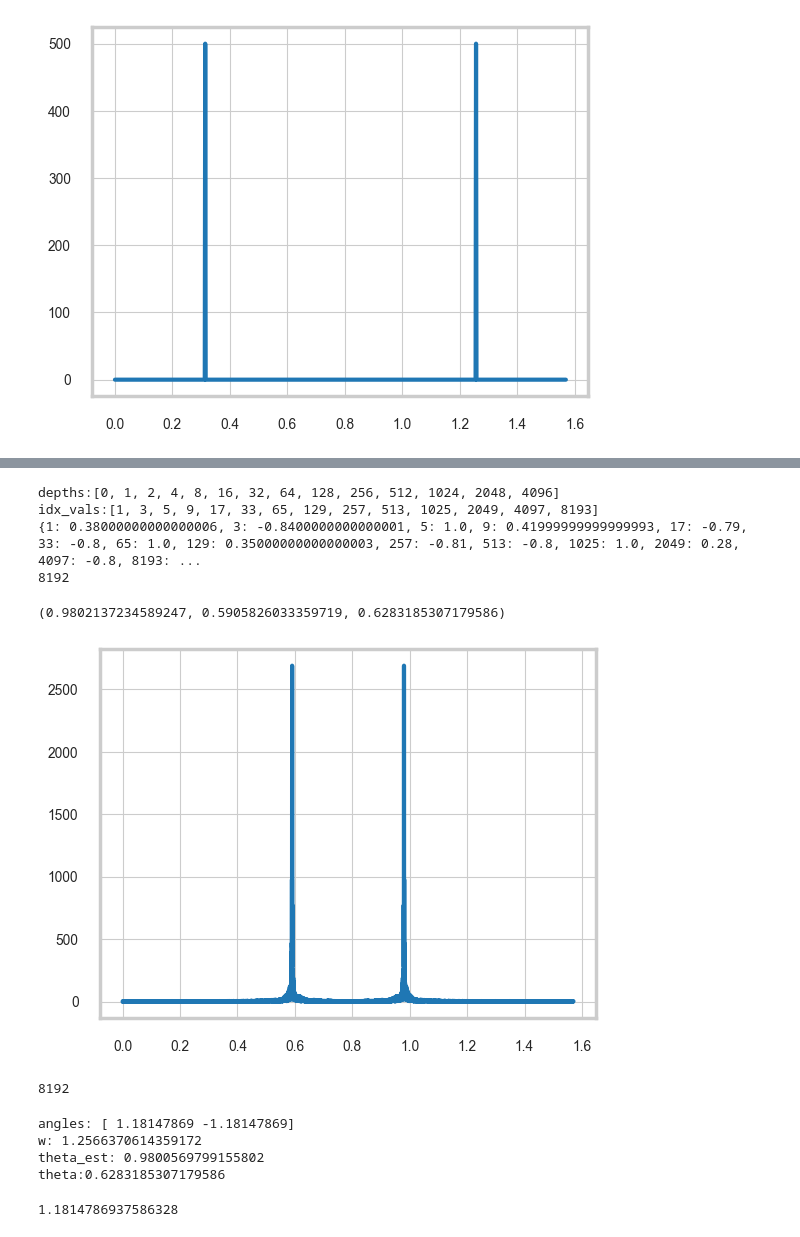
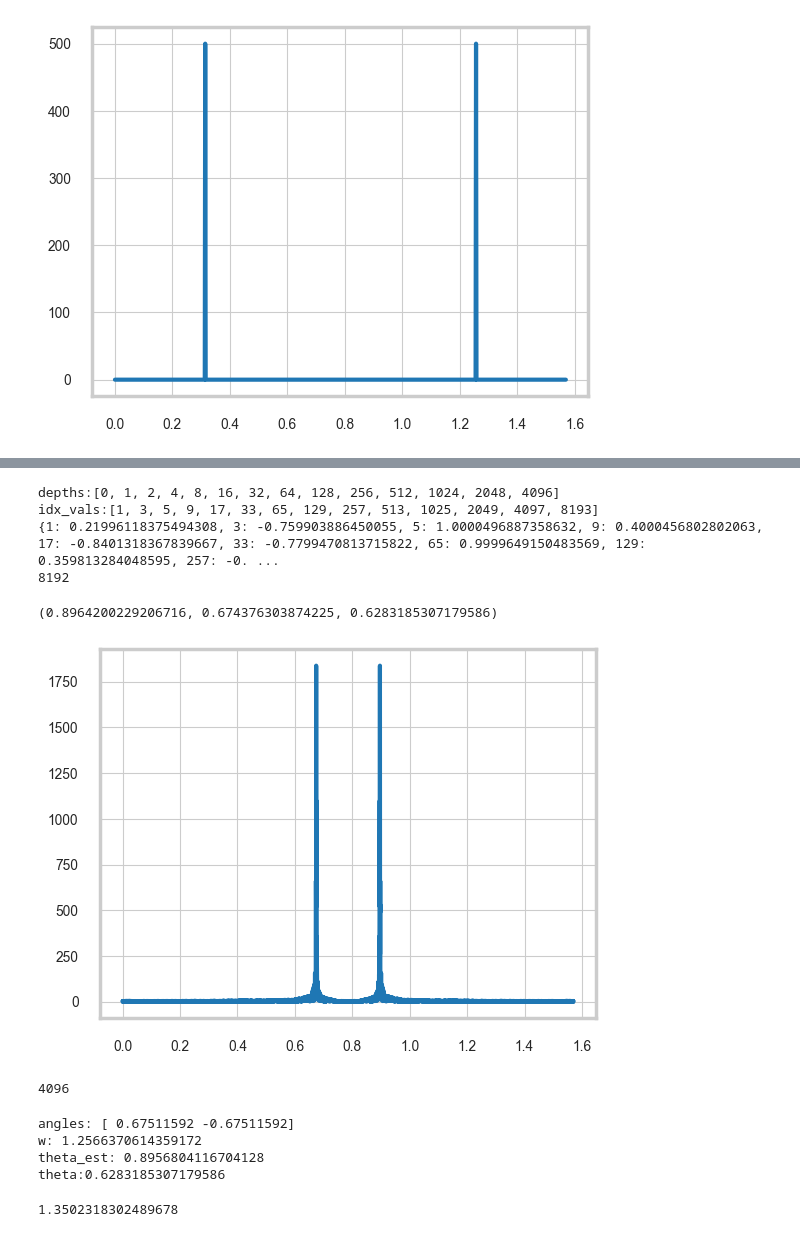
Before and after one commit to unitaryfund/csAE, a Jupyter notebook: real_valued_signal.ipynb, the cells around one changed output, grey strips where cells are left out. Saved outputs shown, nothing was run; the diff lists cells and outputs as text; code cells hidden in the pictures.

```diff
--- a/real_valued_signal.ipynb
+++ b/real_valued_signal.ipynb
@@ -204,9 +200,9 @@ for i, depth in enumerate(depths):
     p0_estimate = np.random.binomial(n_samples[i], p0)/n_samples[i]
     p1_estimate = np.random.binomial(n_samples[i], p1)/n_samples[i]
     cos_values[2*depth+1] = p0_estimate - p1_estimate
-    # cos_values[2*depth+1] = 2*p0_estimate - 1
+    cos_values[2*depth+1] = 2*p0_estimate - 1 + np.random.normal(0.0, 0.0001)
     # cos_values[2*depth+1] = 2*np.cos((2*depth+1)*theta)**2 - 1
-    # cos_values[2*depth+1] = np.cos((2*depth+1)*w)
+    # cos_values[2*depth+1] = np.cos((2*depth+1)*w) + np.random.normal(0.0, 0.02)
 
 print(cos_values)
 
@@ -216,52 +212,53 @@ def cheb_recursion(n):
     elif n in cos_values.keys():
         return cos_values[n]
     else:
         cos_values[n] = 2*cheb_recursion(1)*cheb_recursion(n-1)-cheb_recursion(n-2)
         return cos_values[n]
 
 for d in range(idx_vals[-1]//2+1):
     cos_values[2*d+1] = cheb_recursion(2*d+1)
 print(len(cos_values))
 
 # R is the signal on physical and virtual locations
 R = np.zeros(len(cos_values))
 for d in range(idx_vals[-1]//2 + 1):
     R[d] = cos_values[2*d+1]
 
 # R = [0.5*np.exp(1j*theta*(2*d+1)) + 0.5*np.exp(-1j*theta*(2*d+1)) for d in range(idx_vals[-1]//2 + 1)]
 
 fft = np.abs(np.fft.fft(R))
 
 amax = np.argmax(fft[:len(fft)//2])
 
 xaxis = [i*np.pi/(2*len(fft)) for i in range(len(fft))]
 
 plt.plot(xaxis, fft)
 
 np.pi*(len(fft)-amax)/(2*len(fft)) , np.pi*(amax)/(2*len(fft)), theta
 # %% [output]
 depths:[0, 1, 2, 4, 8, 16, 32, 64, 128, 256, 512, 1024, 2048, 4096]
 idx_vals:[1, 3, 5, 9, 17, 33, 65, 129, 257, 513, 1025, 2049, 4097, 8193]
-{1: 0.38000000000000006, 3: -0.8400000000000001, 5: 1.0, 9: 0.41999999999999993, 17: -0.79, 33: -0.8, 65: 1.0, 129: 0.35000000000000003, 257: -0.81, 513: -0.8, 1025: 1.0, 2049: 0.28, 4097: -0.8, 8193: ...
+{1: 0.21996118375494308, 3: -0.759903886450055, 5: 1.0000496887358632, 9: 0.4000456802802063, 17: -0.8401318367839667, 33: -0.7799470813715822, 65: 0.9999649150483569, 129: 0.359813284048595, 257: -0. ...
 8192
-(0.9802137234589247, 0.5905826033359719, 0.6283185307179586)
+(0.8964200229206716, 0.674376303874225, 0.6283185307179586)
-[figure, old version]
+[figure, new version]
 # %%
+R = R[:len(R)//2]
 len(R)
 # %% [output]
-8192
+4096
 # %%
 espirit = ESPIRIT()
 
 theta_est, angle = espirit.estimate_theta_toeplitz(R)
-print(f'angles: {angle/2}')
+print(f'angles: {angle/4}')
 print(f'w: {w}')
 print(f'theta_est: {theta_est}')
 print(f'theta:{theta}')
 np.sum(np.abs(angle))/4
 # %% [output]
-angles: [ 1.18147869 -1.18147869]
+angles: [ 0.67511592 -0.67511592]
 w: 1.2566370614359172
-theta_est: 0.9800569799155802
+theta_est: 0.8956804116704128
 theta:0.6283185307179586
-1.1814786937586328
+1.3502318302489678
```
Also changed, not shown: parts of 6 cells of this notebook, 4 other files.
